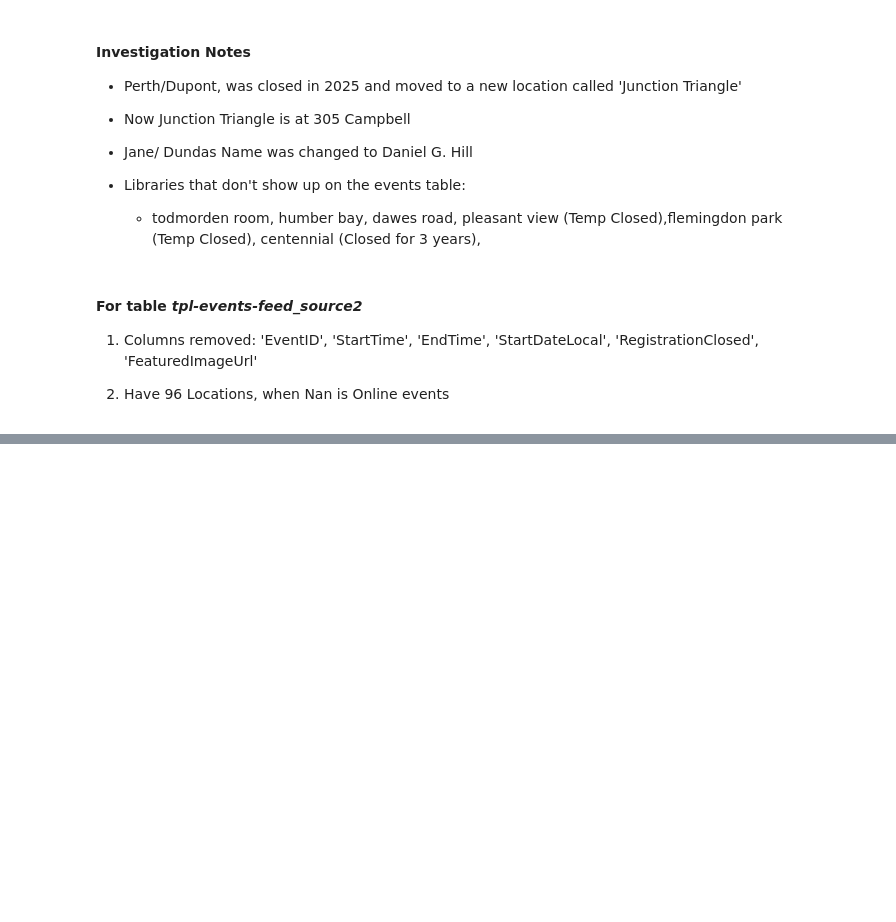
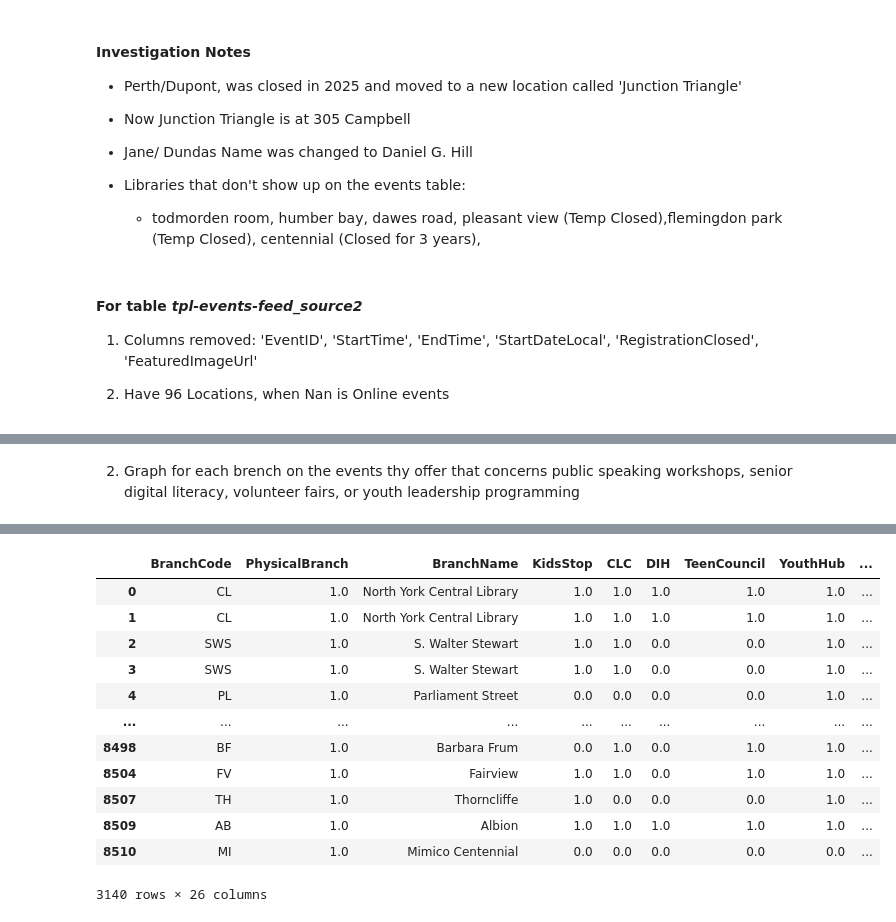
Before and after one commit to EdenKhazma/UVolunteer, a Jupyter notebook: TLPP-Dashboard/final_notes.ipynb, the cells around one changed output, grey strips where cells are left out. Drawn from its saved outputs; the diff is of its cells as text; code cells hidden in the pictures; blank space fills up the shorter version.

Commit message:
Added Graph2: info on each brench ans its events types

```diff
--- a/TLPP-Dashboard/final_notes.ipynb
+++ b/TLPP-Dashboard/final_notes.ipynb
@@ -188,0 +190,11 @@ print(diff_a)
+# %%
+merged_data = tpl_BGI_2023_cl.merge(
+    tpl_EFS2_cl,
+    left_on='BranchName',      # column name in left table
+    right_on='LocationName',     # column name in right table
+    how='right'           # join type
+)
+
+merged_data.info()
+merged_data.head(5)
+# merged_data.Audiences.unique()
@@ -188,0 +255,23 @@ print(diff_a)
+# %%
+# Step 1: Creating columns
+
+# 1. Children (Matches both 'Preschool Children' and 'School Age Children')
+merged_data['IsChildren'] = merged_data['Audiences'].str.contains('Children', na=False)
+
+# 2. Teens (Matches 'Teens (13-17)')
+merged_data['IsTeens'] = merged_data['Audiences'].str.contains('Teens', na=False)
+
+# 3. Seniors / Older Adults (Matches 'Older Adults')
+merged_data['IsSeniors'] = merged_data['Audiences'].str.contains('Older Adults', na=False)
+
+# 4. Adults (Matches 'Adults (18+)' explicitly, avoiding 'Older Adults' and 'Younger Adults')
+merged_data['IsAdults'] = merged_data['Audiences'].str.contains(r'Adults \(18\+\)', na=False)
+
+# OPTIONAL: If you want to track 'Younger Adults (18-24)' separately
+merged_data['IsYoungerAdults'] = merged_data['Audiences'].str.contains('Younger Adults', na=False)
+
+# Step 2: Group by brench and sum:
+
+events_by_group = merged_data.groupby('BranchName')[
+    ['IsChildren', 'IsTeens', 'IsAdults', 'IsYoungerAdults', 'IsSeniors']
+].sum()
@@ -188,0 +386,12 @@ print(diff_a)
+# %% [markdown]
+2. Graph for each brench on the events thy offer that concerns
+ public speaking workshops, senior digital
+literacy, volunteer fairs, or youth leadership programming
+# %%
+unique_categories = merged_data['EventTypes'].str.split(',').explode().str.strip().unique()
+exp = merged_data.groupby(['BranchName', 'EventTypes'])
+# Sort them alphabetically to make it easier to read
+
+print(unique_categories)
+exp.head(5)
+# %% [output]
@@ -188,0 +414,13 @@ print(diff_a)
+|  | BranchCode | PhysicalBranch | BranchName | KidsStop | CLC | DIH | TeenCouncil | YouthHub | ... |
+| 0 | CL | 1.0 | North York Central Library | 1.0 | 1.0 | 1.0 | 1.0 | 1.0 | ... |
+| 1 | CL | 1.0 | North York Central Library | 1.0 | 1.0 | 1.0 | 1.0 | 1.0 | ... |
+| 2 | SWS | 1.0 | S. Walter Stewart | 1.0 | 1.0 | 0.0 | 0.0 | 1.0 | ... |
+| 3 | SWS | 1.0 | S. Walter Stewart | 1.0 | 1.0 | 0.0 | 0.0 | 1.0 | ... |
+| 4 | PL | 1.0 | Parliament Street | 0.0 | 0.0 | 0.0 | 0.0 | 1.0 | ... |
+| ... | ... | ... | ... | ... | ... | ... | ... | ... | ... |
+| 8498 | BF | 1.0 | Barbara Frum | 0.0 | 1.0 | 0.0 | 1.0 | 1.0 | ... |
+| 8504 | FV | 1.0 | Fairview | 1.0 | 1.0 | 0.0 | 1.0 | 1.0 | ... |
+| 8507 | TH | 1.0 | Thorncliffe | 1.0 | 0.0 | 0.0 | 0.0 | 1.0 | ... |
+| 8509 | AB | 1.0 | Albion | 1.0 | 1.0 | 1.0 | 1.0 | 1.0 | ... |
+| 8510 | MI | 1.0 | Mimico Centennial | 0.0 | 0.0 | 0.0 | 0.0 | 0.0 | ... |
+3140 rows × 26 columns
```
Also changed, not shown: parts of 19 cells of this notebook, 2 other files.
